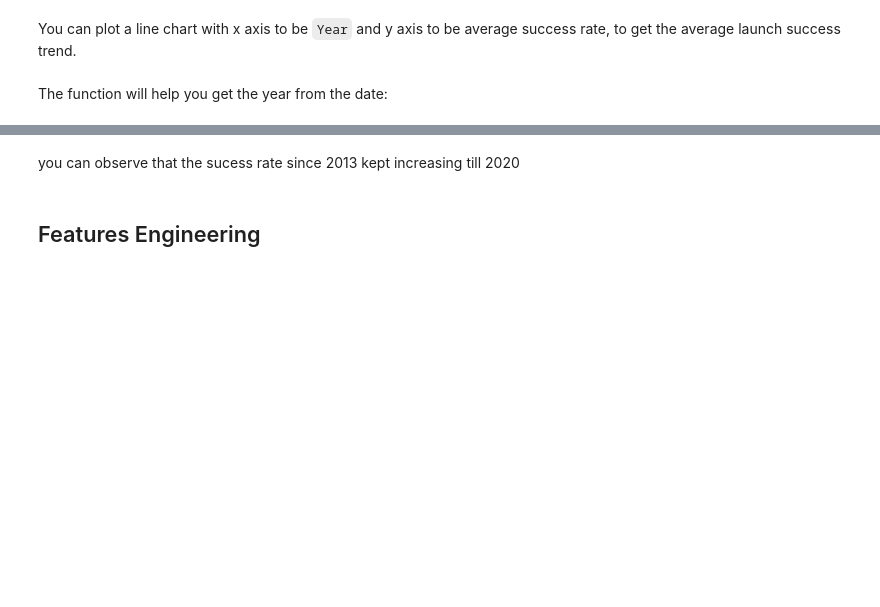
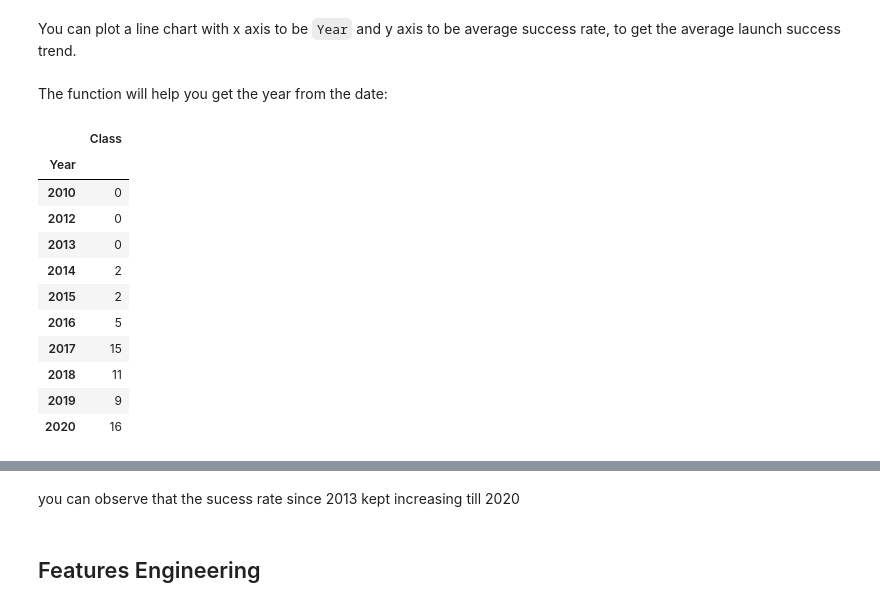
Before and after one commit to claudiohfg/ibm_space_y, a Jupyter notebook: Space_Y_004_EDA_w_Visualization_Lab.ipynb, the cells around one changed output, grey strips where cells are left out. Saved outputs shown, nothing was run; the diff lists cells and outputs as text; code cells hidden in the pictures; blank space fills up the shorter version.

```diff
--- a/Space_Y_004_EDA_w_Visualization_Lab.ipynb
+++ b/Space_Y_004_EDA_w_Visualization_Lab.ipynb
@@ -168,6 +168,21 @@ def Extract_year(date):
     for i in df["Date"]:
         year.append(i.split("-")[0])
     return year
+# %%
+df[['Year', 'Class']].groupby('Year').sum().reset_index()
+# %% [output]
+|  | Class |
+| Year |  |
+| 2010 | 0 |
+| 2012 | 0 |
+| 2013 | 0 |
+| 2014 | 2 |
+| 2015 | 2 |
+| 2016 | 5 |
+| 2017 | 15 |
+| 2018 | 11 |
+| 2019 | 9 |
+| 2020 | 16 |
 # %%
 # Plot a line chart with x axis to be the extracted year and y axis to be the success rate
 df['Year'] = pd.DatetimeIndex(df['Date']).year
```
Also changed, not shown: parts of 1 cell of this notebook.
